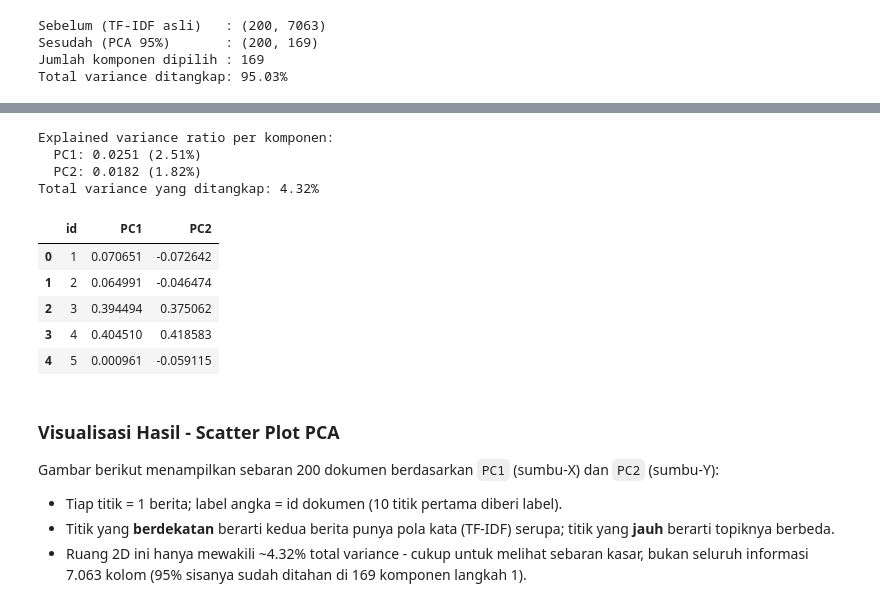
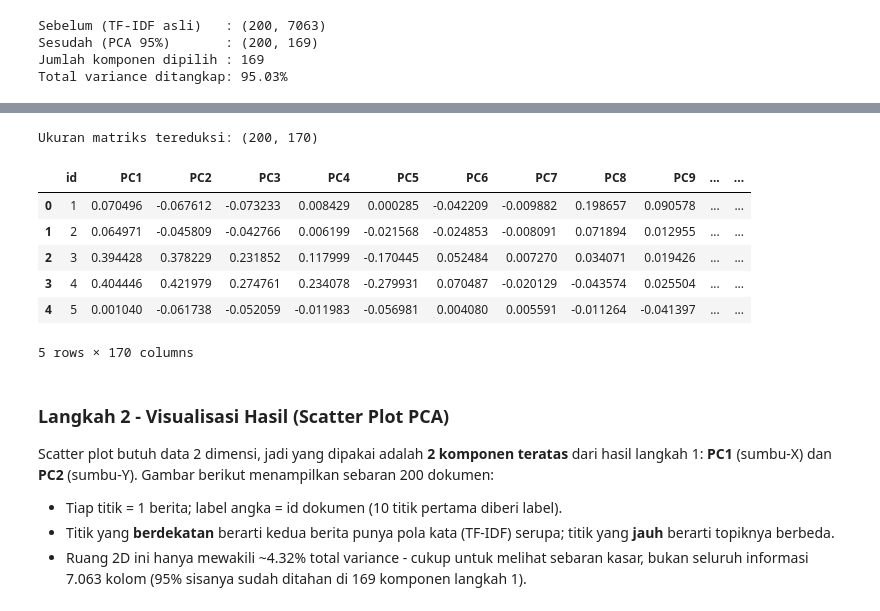
Before and after one commit to Abidayyasy/PPW, a Jupyter notebook: tugas2.ipynb, the cells around one changed output, grey strips where cells are left out. Saved outputs shown, nothing was run; the diff lists cells and outputs as text; code cells hidden in the pictures.

```diff
--- a/tugas2.ipynb
+++ b/tugas2.ipynb
@@ -349,33 +343,24 @@ Hasil langkah 1 mereduksi **7.063 kolom kata menjadi 169 komponen** (total varia
-# %%
-from sklearn.decomposition import PCA
-
-X_tfidf = tfidf_df.drop(columns="id").to_numpy()
-pca = PCA(n_components=2, random_state=42)
-proj = pca.fit_transform(X_tfidf)
-
-pca_df = pd.DataFrame(proj, columns=["PC1", "PC2"])
-pca_df.insert(0, "id", df["id"].astype(str))
-
-print("Explained variance ratio per komponen:")
-for i, evr in enumerate(pca.explained_variance_ratio_, 1):
-    print(f"  PC{i}: {evr:.4f} ({evr*100:.2f}%)")
-print(f"Total variance yang ditangkap: {sum(pca.explained_variance_ratio_)*100:.2f}%")
-pca_df.head()
-# %% [output]
-Explained variance ratio per komponen:
-  PC1: 0.0251 (2.51%)
-  PC2: 0.0182 (1.82%)
-Total variance yang ditangkap: 4.32%
-|  | id | PC1 | PC2 |
-| 0 | 1 | 0.070651 | -0.072642 |
-| 1 | 2 | 0.064991 | -0.046474 |
-| 2 | 3 | 0.394494 | 0.375062 |
-| 3 | 4 | 0.404510 | 0.418583 |
-| 4 | 5 | 0.000961 | -0.059115 |
+# %%
+import pandas as pd
+
+# Tampilkan matriks hasil reduksi sebagai tabel
+X_low_df = pd.DataFrame(X_low, columns=[f"PC{i + 1}" for i in range(X_low.shape[1])])
+X_low_df.insert(0, "id", df["id"].astype(str))
+print("Ukuran matriks tereduksi:", X_low_df.shape)
+X_low_df.head()
+# %% [output]
+Ukuran matriks tereduksi: (200, 170)
+|  | id | PC1 | PC2 | PC3 | PC4 | PC5 | PC6 | PC7 | PC8 | PC9 | ... | ... |
+| 0 | 1 | 0.070496 | -0.067612 | -0.073233 | 0.008429 | 0.000285 | -0.042209 | -0.009882 | 0.198657 | 0.090578 | ... | ... |
+| 1 | 2 | 0.064971 | -0.045809 | -0.042766 | 0.006199 | -0.021568 | -0.024853 | -0.008091 | 0.071894 | 0.012955 | ... | ... |
+| 2 | 3 | 0.394428 | 0.378229 | 0.231852 | 0.117999 | -0.170445 | 0.052484 | 0.007270 | 0.034071 | 0.019426 | ... | ... |
+| 3 | 4 | 0.404446 | 0.421979 | 0.274761 | 0.234078 | -0.279931 | 0.070487 | -0.020129 | -0.043574 | 0.025504 | ... | ... |
+| 4 | 5 | 0.001040 | -0.061738 | -0.052059 | -0.011983 | -0.056981 | 0.004080 | 0.005591 | -0.011264 | -0.041397 | ... | ... |
+5 rows × 170 columns
 # %% [markdown]
-### Visualisasi Hasil - Scatter Plot PCA
+### Langkah 2 - Visualisasi Hasil (Scatter Plot PCA)
 
-Gambar berikut menampilkan sebaran 200 dokumen berdasarkan `PC1` (sumbu-X) dan `PC2` (sumbu-Y):
+Scatter plot butuh data 2 dimensi, jadi yang dipakai adalah **2 komponen teratas** dari hasil langkah 1: **PC1** (sumbu-X) dan **PC2** (sumbu-Y). Gambar berikut menampilkan sebaran 200 dokumen:
 
 - Tiap titik = 1 berita; label angka = id dokumen (10 titik pertama diberi label).
 - Titik yang **berdekatan** berarti kedua berita punya pola kata (TF-IDF) serupa; titik yang **jauh** berarti topiknya berbeda.
```
Also changed, not shown: parts of 4 cells of this notebook, 1 other file.
